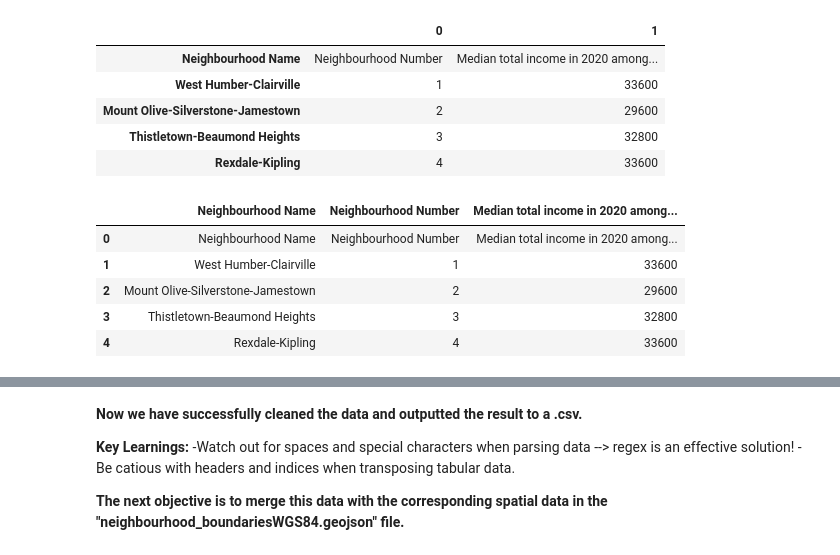
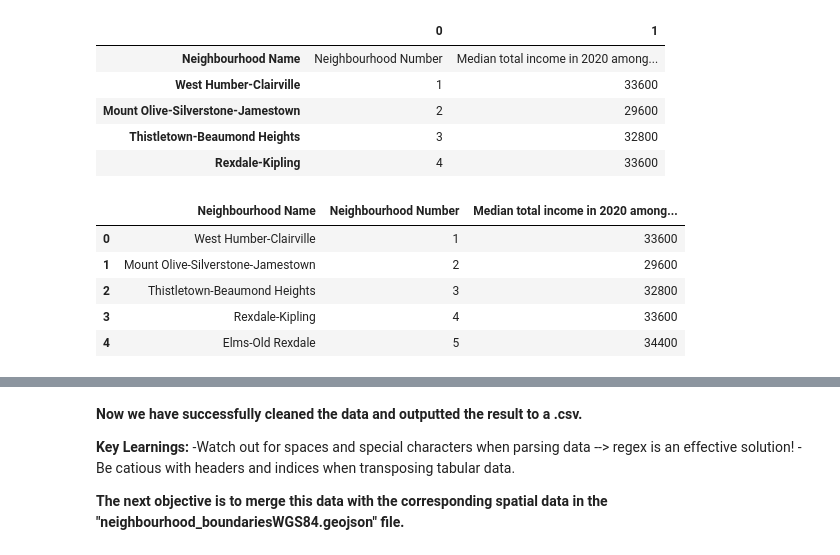
Before and after one commit to sebastianbrubaker/toronto_uhi_analysis, a Jupyter notebook: wrangle_data.ipynb, the cells around one changed output, grey strips where cells are left out. Saved outputs shown, nothing was run; the diff lists cells and outputs as text; code cells hidden in the pictures.

```diff
--- a/wrangle_data.ipynb
+++ b/wrangle_data.ipynb
@@ -31,7 +38,7 @@ Once necissary libraries are configured we can begin cleaning the data.
 # %%
 # Read the socioeconomic data into a DataFrame and preview the first 10 rows:
 
-neighbourhood_profiles_df = pd.read_csv("Data/Toronto_neighbourhood_profiles_2021.csv", header = 0)
+neighbourhood_profiles_df = pd.read_csv("Data/to_nbh_profiles_2021.csv", header = 0)
 neighbourhood_profiles_df.head(10)
 # %% [output]
 |  | Neighbourhood Name | West Humber-Clairville | Mount Olive-Silverstone-Jamestown | Thistletown-Beaumond Heights | Rexdale-Kipling | ... |
@@ -88,16 +95,16 @@ transposed_df.head()
 # %%
 # Reset the indices and headers:
 
 transposed_df = transposed_df.reset_index()
 
 transposed_df.columns = transposed_df.iloc[0]
 result_df = transposed_df[1:].reset_index(drop = True)
 
-transposed_df.head()
+result_df.head()
 # %% [output]
 |  | Neighbourhood Name | Neighbourhood Number | Median total income in 2020 among... |
-| 0 | Neighbourhood Name | Neighbourhood Number | Median total income in 2020 among... |
-| 1 | West Humber-Clairville | 1 | 33600 |
-| 2 | Mount Olive-Silverstone-Jamestown | 2 | 29600 |
-| 3 | Thistletown-Beaumond Heights | 3 | 32800 |
-| 4 | Rexdale-Kipling | 4 | 33600 |
+| 0 | West Humber-Clairville | 1 | 33600 |
+| 1 | Mount Olive-Silverstone-Jamestown | 2 | 29600 |
+| 2 | Thistletown-Beaumond Heights | 3 | 32800 |
+| 3 | Rexdale-Kipling | 4 | 33600 |
+| 4 | Elms-Old Rexdale | 5 | 34400 |
```
Also changed, not shown: parts of 11 cells of this notebook, 8 other files.
